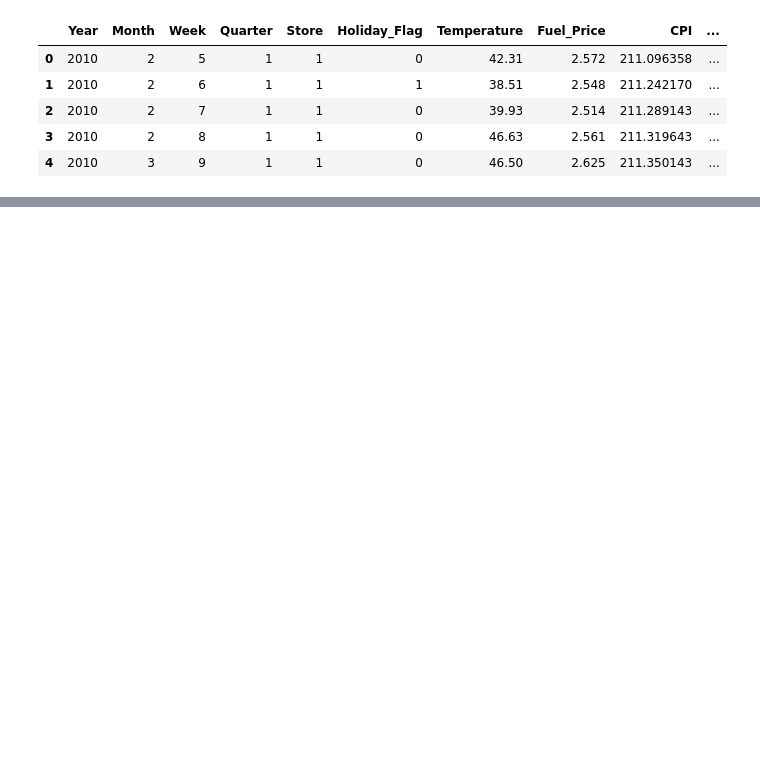
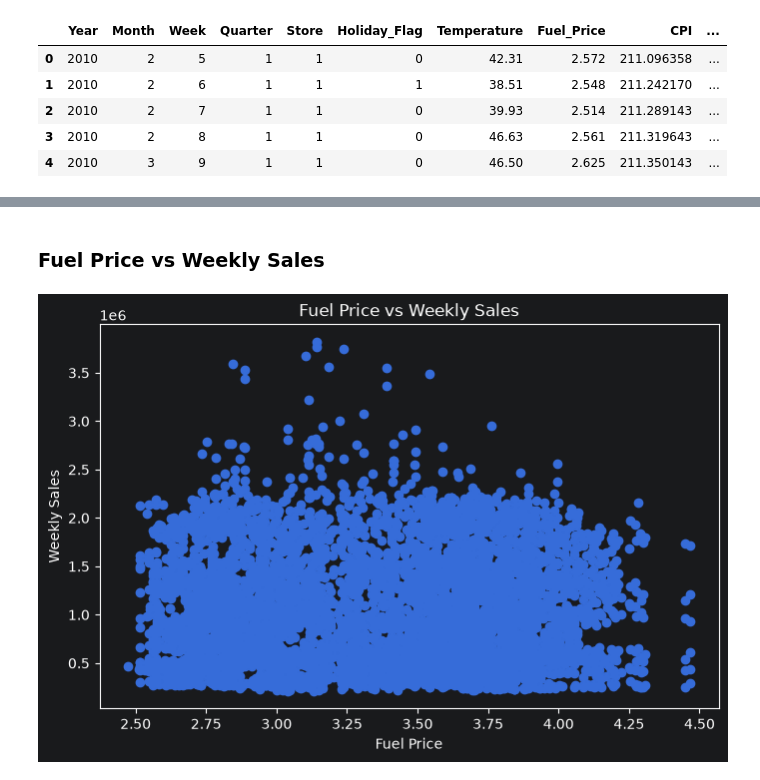
Before and after one commit to Pranav-1719/Data-Science-Machine-Learning, a Jupyter notebook: Wallmart_Sales/Linear_Regression.ipynb, the cells around one changed output, grey strips where cells are left out. Cells and saved outputs as stored; diff of their text form; code cells hidden in the pictures; blank space fills up the shorter version.

```diff
--- a/Wallmart_Sales/Linear_Regression.ipynb
+++ b/Wallmart_Sales/Linear_Regression.ipynb
@@ -61,0 +110,12 @@ df.to_csv("Wallmart_Sales_Cleaned.csv",index=False)
+# %% [markdown]
+### Fuel Price vs Weekly Sales
+# %%
+plt.figure(figsize=(8,5))
+plt.scatter(df['Fuel_Price'],df['Weekly_Sales'])
+plt.title('Fuel Price vs Weekly Sales')
+plt.xlabel('Fuel Price')
+plt.ylabel('Weekly Sales')
+plt.savefig("images/Fuel_Price_vs_Weekly_Sales.png",dpi=300,bbox_inches='tight')
+plt.show()
+# %% [output]
+[figure, added]
```
Also changed, not shown: parts of 24 cells of this notebook.
